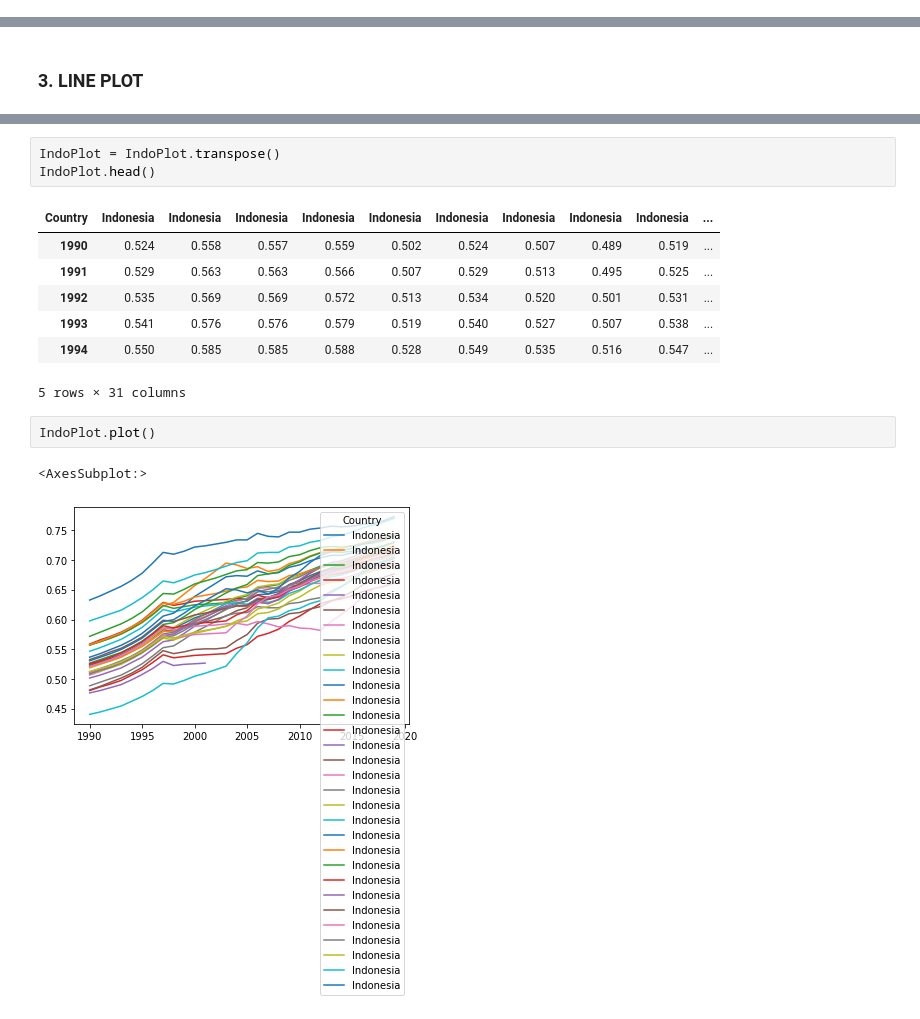
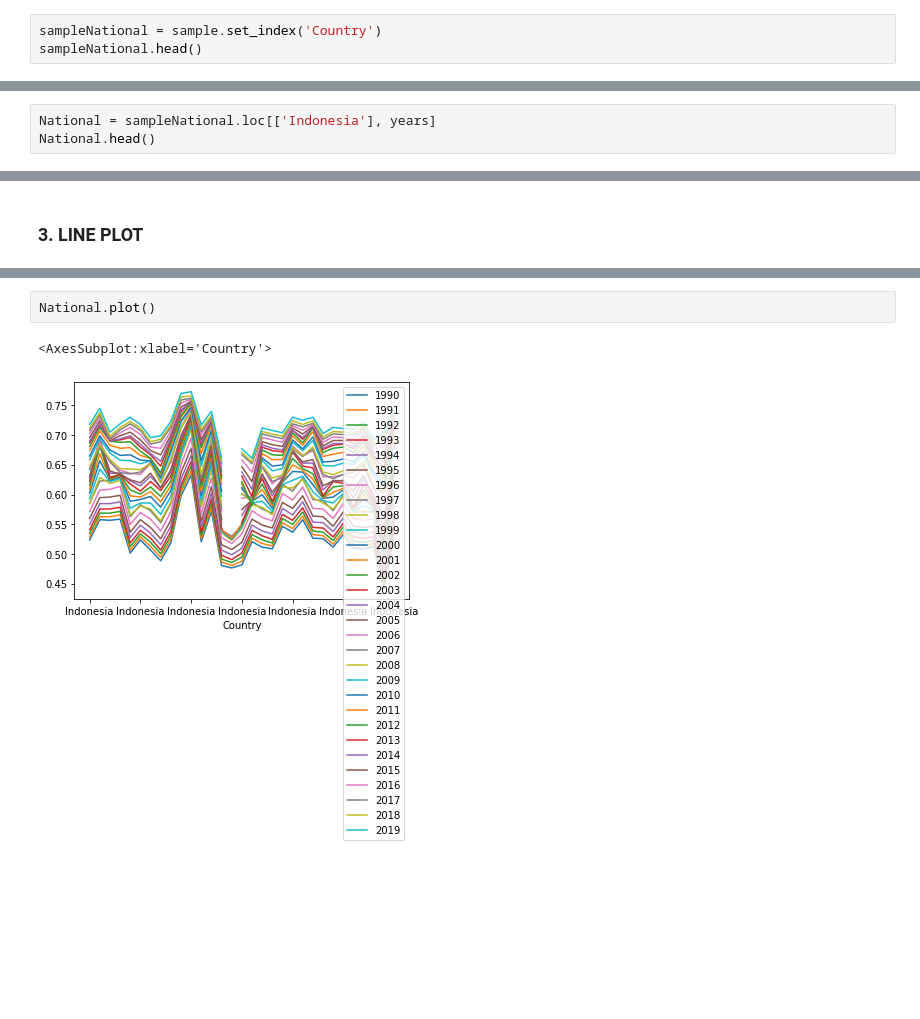
Before and after one commit to AbdulHafidh-AI/ProyekVisdat, a Jupyter notebook: HumanDevelopmentIndex.ipynb, the cells around one changed output, grey strips where cells are left out. Cells and saved outputs as stored; diff of their text form; blank space fills up the shorter version.

```diff
--- a/HumanDevelopmentIndex.ipynb
+++ b/HumanDevelopmentIndex.ipynb
@@ -237,0 +217,3 @@ sample[Indonesia]
+# %%
+sampleNational = sample.set_index('Country')
+sampleNational.head()
@@ -237,0 +229,3 @@ sample[Indonesia]
+# %%
+National = sampleNational.loc[['Indonesia'], years]
+National.head()
@@ -286,16 +243,5 @@ IndoPlot.head()
-# %%
-IndoPlot = IndoPlot.transpose()
-IndoPlot.head()
-# %% [output]
-| Country | Indonesia | Indonesia | Indonesia | Indonesia | Indonesia | Indonesia | Indonesia | Indonesia | Indonesia | ... |
-| 1990 | 0.524 | 0.558 | 0.557 | 0.559 | 0.502 | 0.524 | 0.507 | 0.489 | 0.519 | ... |
-| 1991 | 0.529 | 0.563 | 0.563 | 0.566 | 0.507 | 0.529 | 0.513 | 0.495 | 0.525 | ... |
-| 1992 | 0.535 | 0.569 | 0.569 | 0.572 | 0.513 | 0.534 | 0.520 | 0.501 | 0.531 | ... |
-| 1993 | 0.541 | 0.576 | 0.576 | 0.579 | 0.519 | 0.540 | 0.527 | 0.507 | 0.538 | ... |
-| 1994 | 0.550 | 0.585 | 0.585 | 0.588 | 0.528 | 0.549 | 0.535 | 0.516 | 0.547 | ... |
-5 rows × 31 columns
 # %%
-IndoPlot.plot()
+National.plot()
 # %% [output]
-<AxesSubplot:>
+<AxesSubplot:xlabel='Country'>
-[figure, old version]
+[figure, new version]
```
Also changed, not shown: parts of 8 cells of this notebook.
